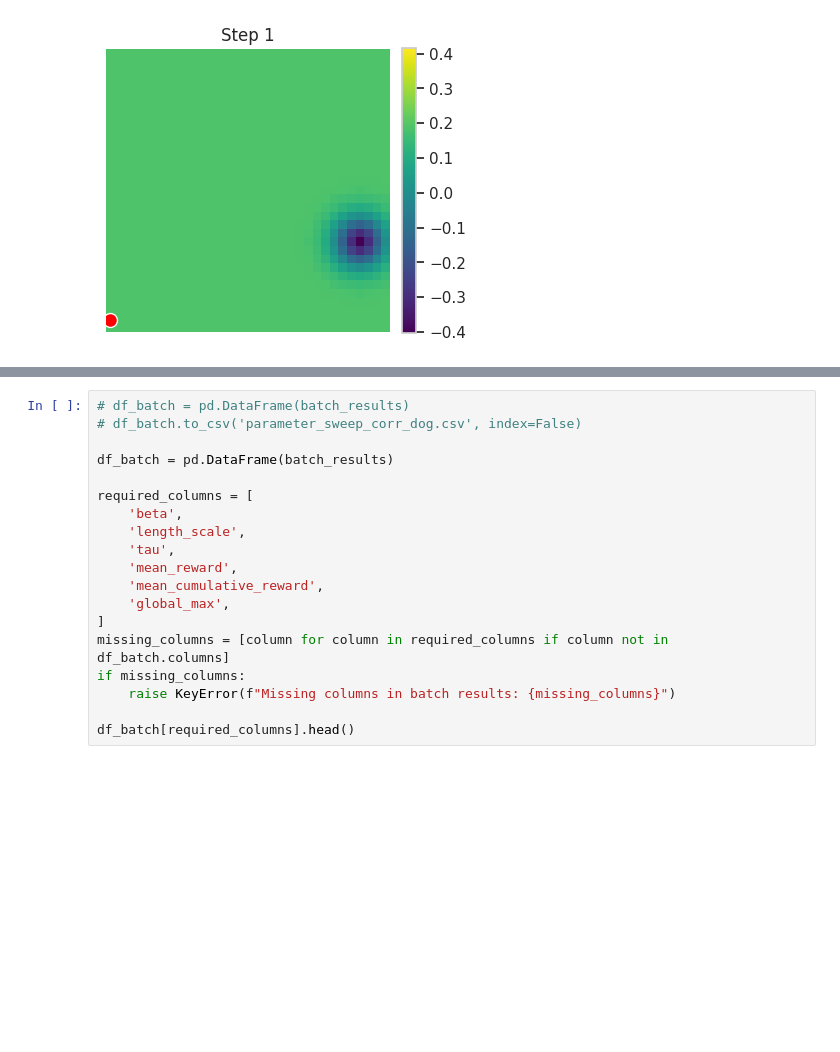
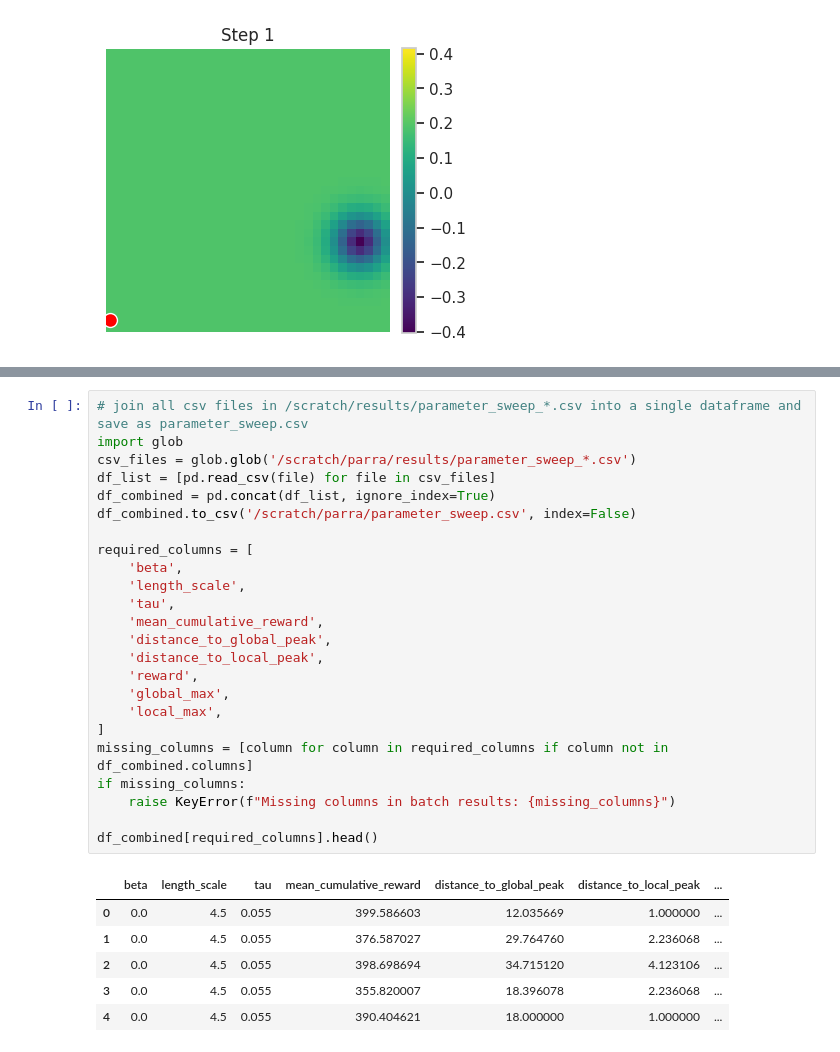
Before and after one commit to vagechirkov/Spatial-MAB-taboo, a Jupyter notebook: single_agent_simulations.ipynb, the cells around one changed output, grey strips where cells are left out. Cells and saved outputs as stored; diff of their text form; blank space fills up the shorter version.

```diff
--- a/single_agent_simulations.ipynb
+++ b/single_agent_simulations.ipynb
@@ -510,22 +518,34 @@ batch_results = mesa.batch_run(
 # %%
-# df_batch = pd.DataFrame(batch_results)
-# df_batch.to_csv('parameter_sweep_corr_dog.csv', index=False)
-
-df_batch = pd.DataFrame(batch_results)
+# join all csv files in /scratch/results/parameter_sweep_*.csv into a single dataframe and save as parameter_sweep.csv
+import glob
+csv_files = glob.glob('/scratch/parra/results/parameter_sweep_*.csv')
+df_list = [pd.read_csv(file) for file in csv_files]
+df_combined = pd.concat(df_list, ignore_index=True)
+df_combined.to_csv('/scratch/parra/parameter_sweep.csv', index=False)
 
 required_columns = [
     'beta',
     'length_scale',
     'tau',
-    'mean_reward',
     'mean_cumulative_reward',
+    'distance_to_global_peak',
+    'distance_to_local_peak',
+    'reward',
     'global_max',
+    'local_max',
 ]
-missing_columns = [column for column in required_columns if column not in df_batch.columns]
+missing_columns = [column for column in required_columns if column not in df_combined.columns]
 if missing_columns:
     raise KeyError(f"Missing columns in batch results: {missing_columns}")
 
-df_batch[required_columns].head()
+df_combined[required_columns].head()
+# %% [output]
+|  | beta | length_scale | tau | mean_cumulative_reward | distance_to_global_peak | distance_to_local_peak | ... |
+| 0 | 0.0 | 4.5 | 0.055 | 399.586603 | 12.035669 | 1.000000 | ... |
+| 1 | 0.0 | 4.5 | 0.055 | 376.587027 | 29.764760 | 2.236068 | ... |
+| 2 | 0.0 | 4.5 | 0.055 | 398.698694 | 34.715120 | 4.123106 | ... |
+| 3 | 0.0 | 4.5 | 0.055 | 355.820007 | 18.396078 | 2.236068 | ... |
+| 4 | 0.0 | 4.5 | 0.055 | 390.404621 | 18.000000 | 1.000000 | ... |
 # %%
 metric_specs = [
     {
```
Also changed, not shown: parts of 3 cells of this notebook, 1 other file.
